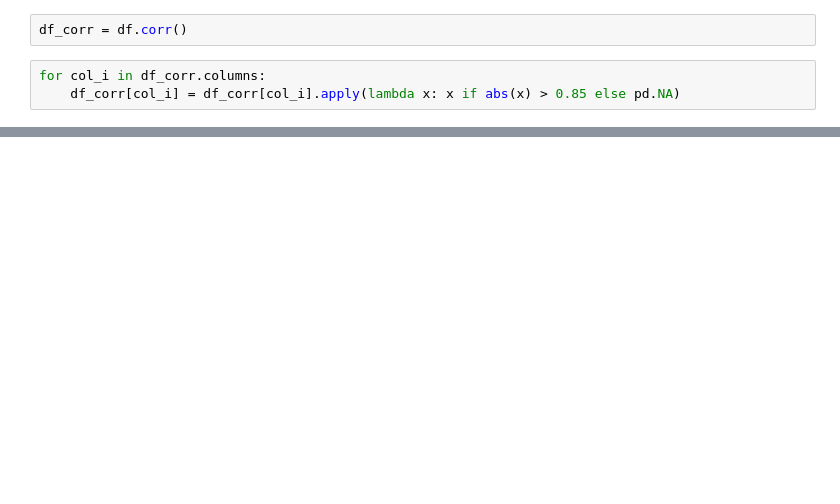
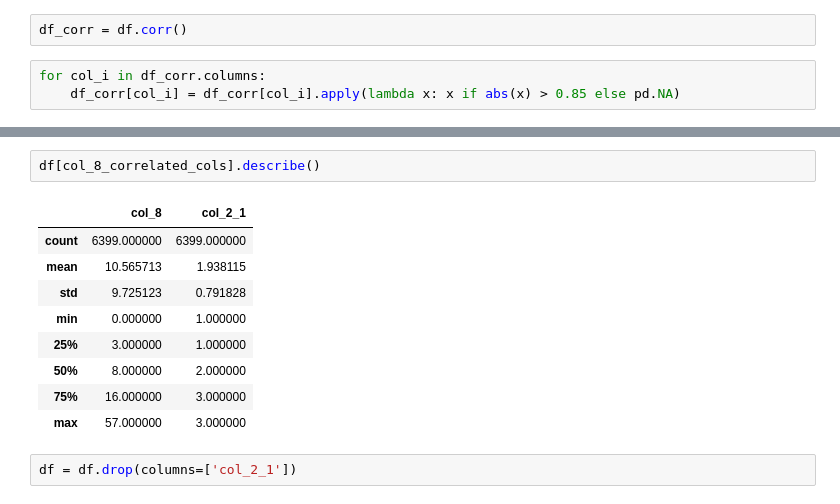
Before and after one commit to s0hei1/data_labs, a Jupyter notebook: general/0001_komari/0001_komari.ipynb, the cells around one changed output, grey strips where cells are left out. Cells and saved outputs as stored; diff of their text form; blank space fills up the shorter version.

```diff
--- a/general/0001_komari/0001_komari.ipynb
+++ b/general/0001_komari/0001_komari.ipynb
@@ -98,0 +95,14 @@ df_corr
+# %%
+df[col_8_correlated_cols].describe()
+# %% [output]
+|  | col_8 | col_2_1 |
+| count | 6399.000000 | 6399.000000 |
+| mean | 10.565713 | 1.938115 |
+| std | 9.725123 | 0.791828 |
+| min | 0.000000 | 1.000000 |
+| 25% | 3.000000 | 1.000000 |
+| 50% | 8.000000 | 2.000000 |
+| 75% | 16.000000 | 3.000000 |
+| max | 57.000000 | 3.000000 |
+# %%
+df = df.drop(columns=['col_2_1'])
```
Also changed, not shown: parts of 23 cells of this notebook.
